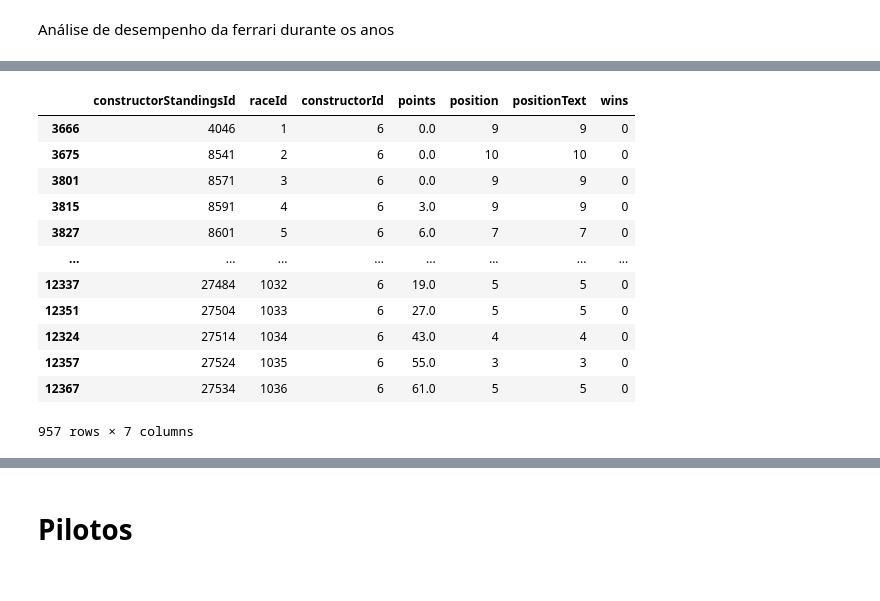
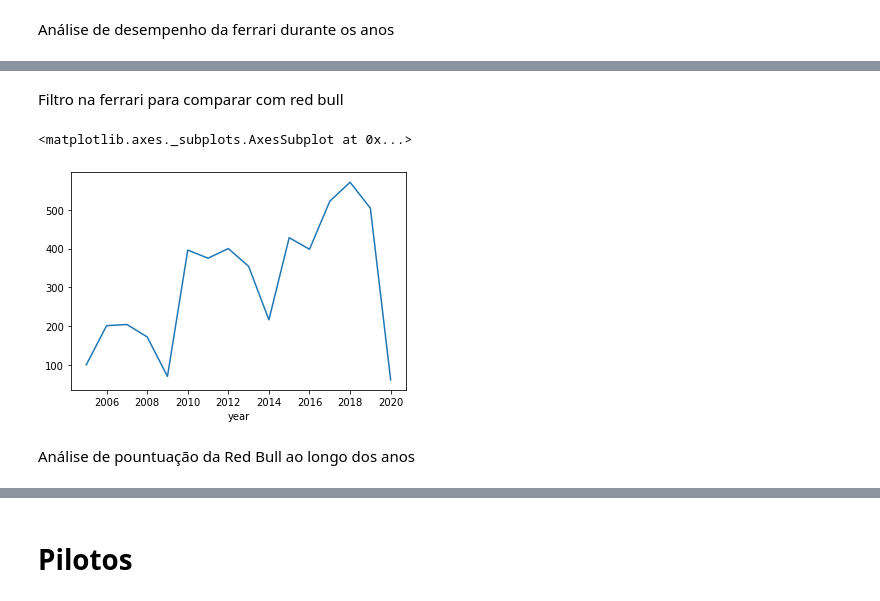
Before and after one commit to cdbm/F1DataAnalysis, a Jupyter notebook: data.ipynb, the cells around one changed output, grey strips where cells are left out. Saved outputs shown, nothing was run; the diff lists cells and outputs as text; code cells hidden in the pictures.

Commit message:
Informações de desempenho de ferrari e redbull

```diff
--- a/data.ipynb
+++ b/data.ipynb
@@ -166,17 +192,4 @@ races.head()
 # %%
 ferrari_standings=constructor_standings[constructor_standings.constructorId == 6]
 ferrari_standings.sort_values(by="raceId")
+ferrari_standings.describe()
-# %% [output]
-|  | constructorStandingsId | raceId | constructorId | points | position | positionText | wins |
-| 3666 | 4046 | 1 | 6 | 0.0 | 9 | 9 | 0 |
-| 3675 | 8541 | 2 | 6 | 0.0 | 10 | 10 | 0 |
-| 3801 | 8571 | 3 | 6 | 0.0 | 9 | 9 | 0 |
-| 3815 | 8591 | 4 | 6 | 3.0 | 9 | 9 | 0 |
-| 3827 | 8601 | 5 | 6 | 6.0 | 7 | 7 | 0 |
-| ... | ... | ... | ... | ... | ... | ... | ... |
-| 12337 | 27484 | 1032 | 6 | 19.0 | 5 | 5 | 0 |
-| 12351 | 27504 | 1033 | 6 | 27.0 | 5 | 5 | 0 |
-| 12324 | 27514 | 1034 | 6 | 43.0 | 4 | 4 | 0 |
-| 12357 | 27524 | 1035 | 6 | 55.0 | 3 | 3 | 0 |
-| 12367 | 27534 | 1036 | 6 | 61.0 | 5 | 5 | 0 |
-957 rows × 7 columns
@@ -184,0 +196,5 @@ races.sort_values(by='year')
+# %%
+ferrari_standings["year"] = ferrari_standings.raceId.map(races.set_index("raceId")["year"])
+ferrari_2019 = ferrari_standings[ferrari_standings.year == 2019]
+ferrari_by_year = ferrari_standings.groupby(["year"]).agg("max")["points"]
+ferrari_by_year
@@ -184,0 +203,11 @@ races.sort_values(by='year')
+# %% [markdown]
+Filtro na ferrari para comparar com red bull
+# %%
+ferrari_from_2005 = ferrari_standings[ferrari_standings.year >= 2005]
+ferrari_from_2005 = ferrari_from_2005.groupby(["year"]).agg("max")["points"]
+ferrari_from_2005.plot()
+# %% [output]
+<matplotlib.axes._subplots.AxesSubplot at 0x...>
+[figure, added]
+# %% [markdown]
+Análise de pountuação da Red Bull ao longo dos anos
```
Also changed, not shown: parts of 22 cells of this notebook.
